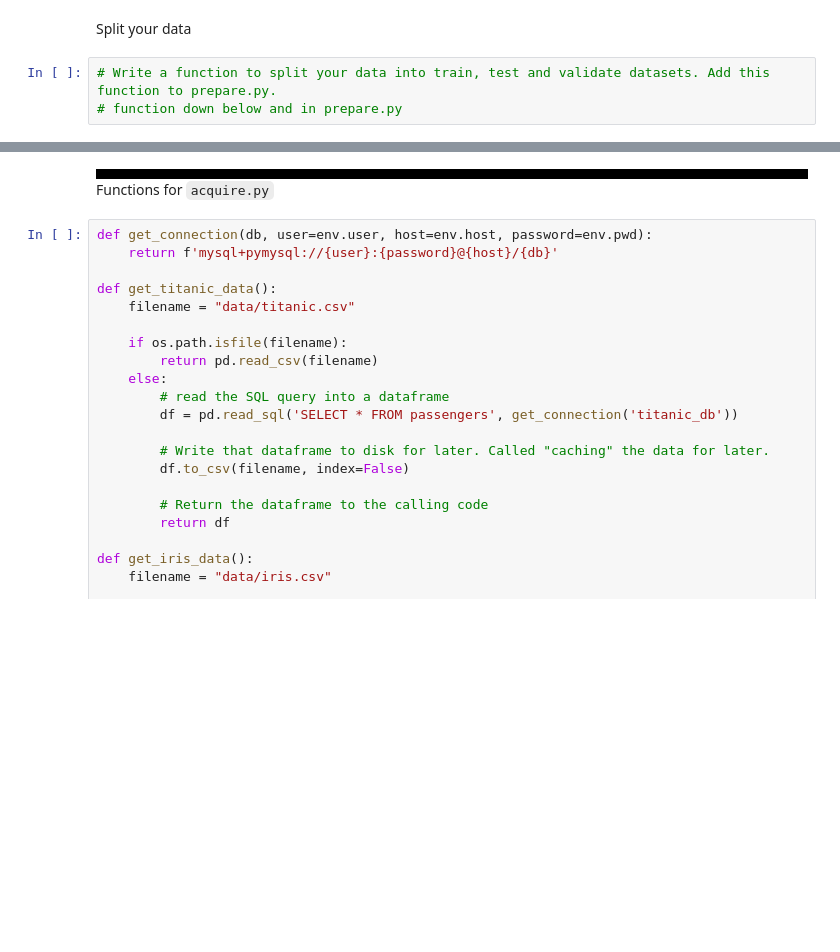
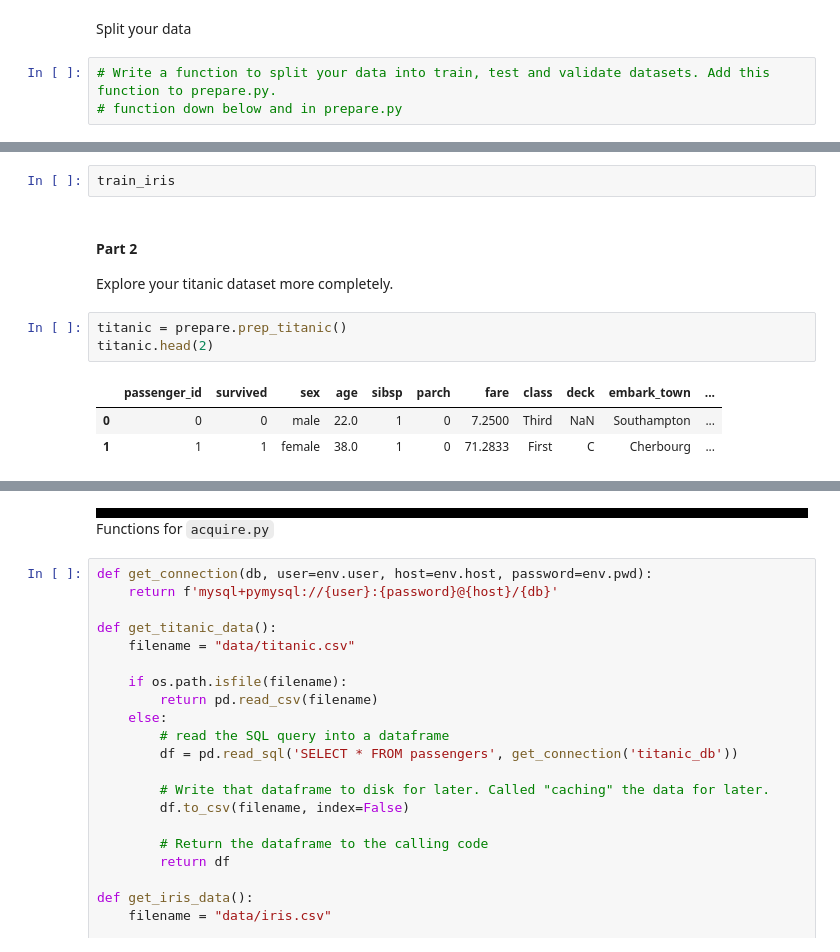
Before and after one commit to martin-reyes/5_classification-exercises, a Jupyter notebook: classification_exercises.ipynb, the cells around one changed output, grey strips where cells are left out. Cells and saved outputs as stored; diff of their text form; blank space fills up the shorter version.

```diff
--- a/classification_exercises.ipynb
+++ b/classification_exercises.ipynb
@@ -408,0 +469,13 @@ print(len(train_telco), len(validate_telco), len(test_telco))
+# %%
+train_iris
+# %% [markdown]
+#### Part 2
+
+Explore your titanic dataset more completely.
+# %%
+titanic = prepare.prep_titanic()
+titanic.head(2)
+# %% [output]
+|  | passenger_id | survived | sex | age | sibsp | parch | fare | class | deck | embark_town | ... |
+| 0 | 0 | 0 | male | 22.0 | 1 | 0 | 7.2500 | Third | NaN | Southampton | ... |
+| 1 | 1 | 1 | female | 38.0 | 1 | 0 | 71.2833 | First | C | Cherbourg | ... |
```
Also changed, not shown: parts of 15 cells of this notebook, 3 other files.
